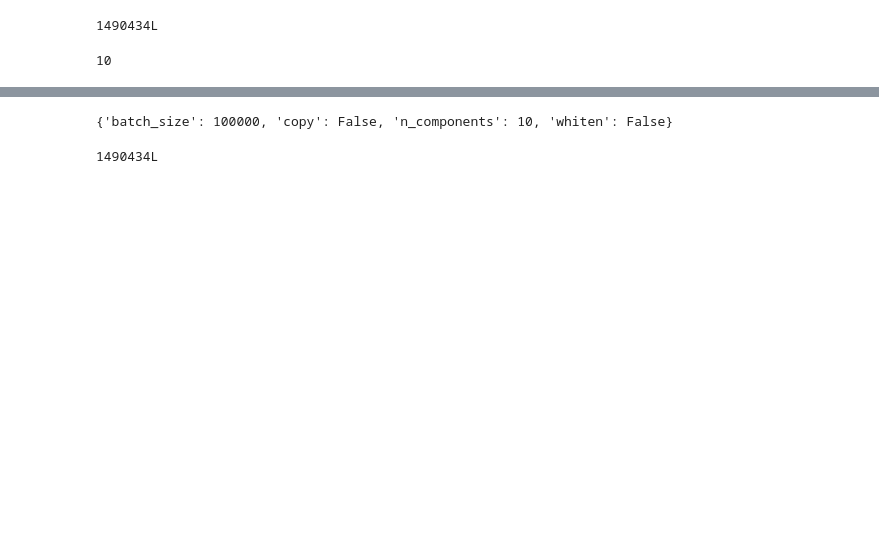
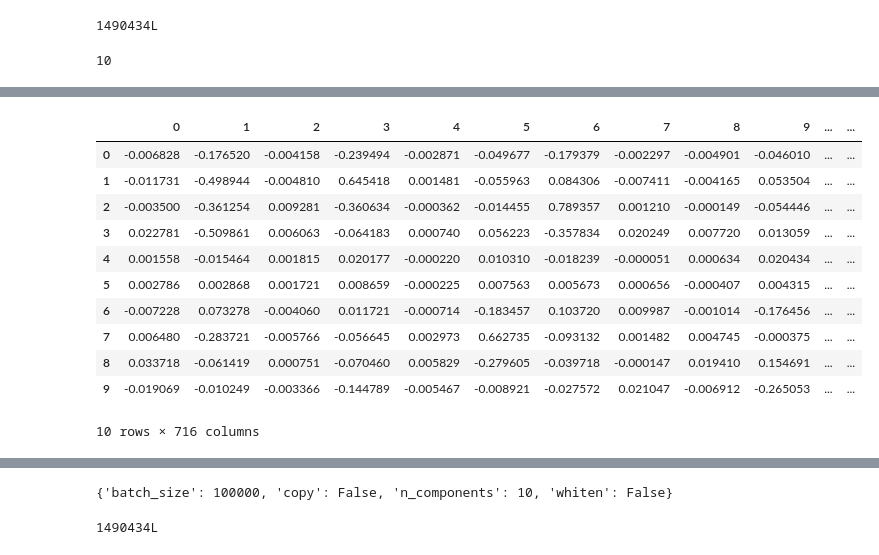
Before and after one commit to WillBishop12/DSInt, a Jupyter notebook: Data Story revamp for Capstone Milestone Report.ipynb, the cells around one changed output, grey strips where cells are left out. Cells and saved outputs as stored; diff of their text form; code cells hidden in the pictures; blank space fills up the shorter version.

```diff
--- a/Data Story revamp for Capstone Milestone Report.ipynb
+++ b/Data Story revamp for Capstone Milestone Report.ipynb
@@ -1010,4 +832,5 @@ Yframes = splitDataFrameIntoSmaller(OnTimeData.ArrDelay, chunkSize = 100000)
 # %%
+"""RUN IPCA WITH 10 COMPONENTS"""
 for k in range(len(Dummies) // 100000 + 1):
     X, y = Xframes[k], Yframes[k]
-    ipca10.partial_fit(X, y)
+    #ipca10.partial_fit(X, y)
@@ -1030,0 +878,16 @@ ipca10.n_components_
+# %%
+IPCA10DF = pd.DataFrame(ipca10.components_)
+IPCA10DF
+# %% [output]
+|  | 0 | 1 | 2 | 3 | 4 | 5 | 6 | 7 | 8 | 9 | ... | ... |
+| 0 | -0.006828 | -0.176520 | -0.004158 | -0.239494 | -0.002871 | -0.049677 | -0.179379 | -0.002297 | -0.004901 | -0.046010 | ... | ... |
+| 1 | -0.011731 | -0.498944 | -0.004810 | 0.645418 | 0.001481 | -0.055963 | 0.084306 | -0.007411 | -0.004165 | 0.053504 | ... | ... |
+| 2 | -0.003500 | -0.361254 | 0.009281 | -0.360634 | -0.000362 | -0.014455 | 0.789357 | 0.001210 | -0.000149 | -0.054446 | ... | ... |
+| 3 | 0.022781 | -0.509861 | 0.006063 | -0.064183 | 0.000740 | 0.056223 | -0.357834 | 0.020249 | 0.007720 | 0.013059 | ... | ... |
+| 4 | 0.001558 | -0.015464 | 0.001815 | 0.020177 | -0.000220 | 0.010310 | -0.018239 | -0.000051 | 0.000634 | 0.020434 | ... | ... |
+| 5 | 0.002786 | 0.002868 | 0.001721 | 0.008659 | -0.000225 | 0.007563 | 0.005673 | 0.000656 | -0.000407 | 0.004315 | ... | ... |
+| 6 | -0.007228 | 0.073278 | -0.004060 | 0.011721 | -0.000714 | -0.183457 | 0.103720 | 0.009987 | -0.001014 | -0.176456 | ... | ... |
+| 7 | 0.006480 | -0.283721 | -0.005766 | -0.056645 | 0.002973 | 0.662735 | -0.093132 | 0.001482 | 0.004745 | -0.000375 | ... | ... |
+| 8 | 0.033718 | -0.061419 | 0.000751 | -0.070460 | 0.005829 | -0.279605 | -0.039718 | -0.000147 | 0.019410 | 0.154691 | ... | ... |
+| 9 | -0.019069 | -0.010249 | -0.003366 | -0.144789 | -0.005467 | -0.008921 | -0.027572 | 0.021047 | -0.006912 | -0.265053 | ... | ... |
+10 rows × 716 columns
```
Also changed, not shown: parts of 95 cells of this notebook.
